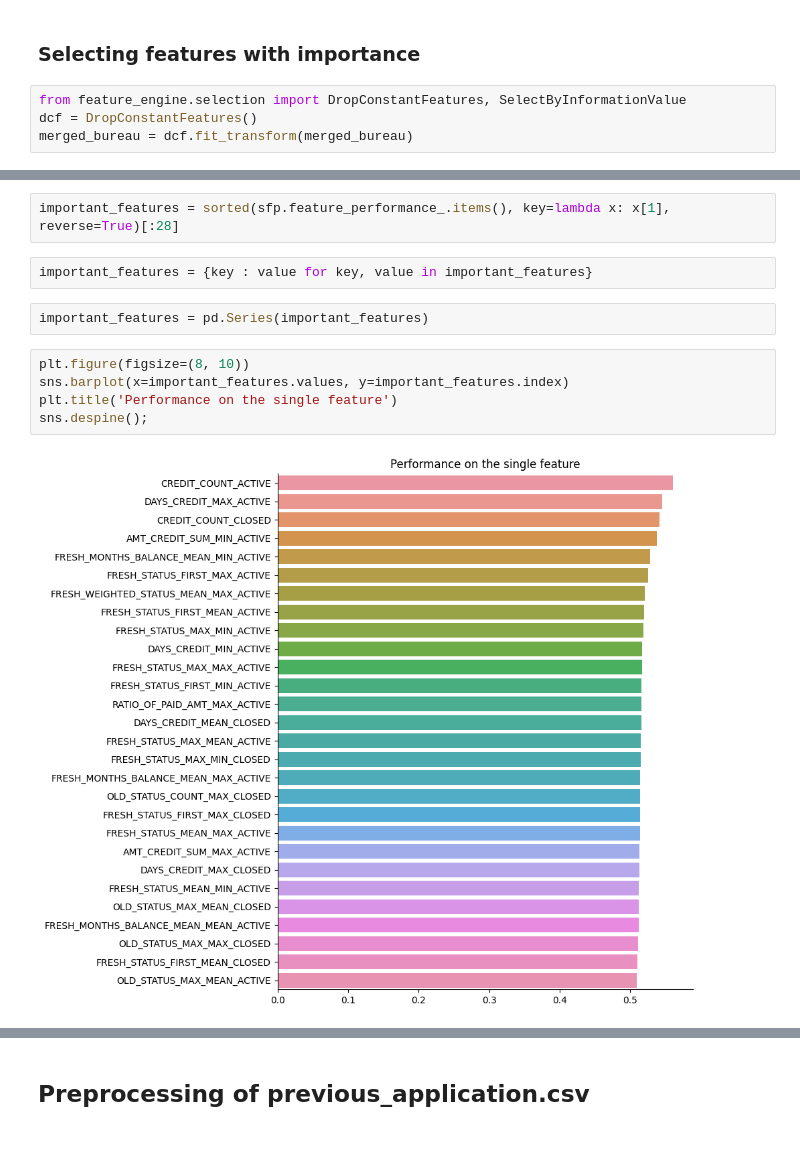
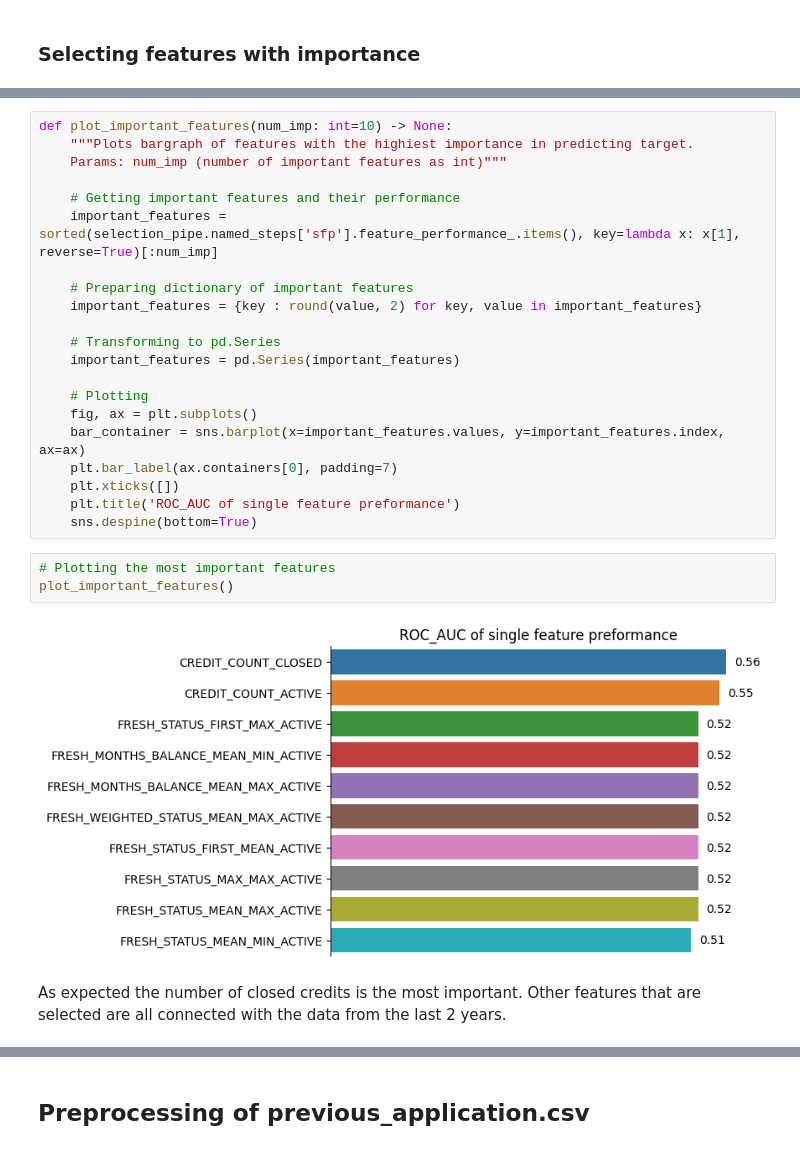
Before and after one commit to malgorzatakolka/HomeCreditDefaultRisk, a Jupyter notebook: Engineering.ipynb, the cells around one changed output, grey strips where cells are left out. Cells and saved outputs as stored; diff of their text form.

```diff
--- a/Engineering.ipynb
+++ b/Engineering.ipynb
@@ -345,6 +400,2 @@ merged_bureau = pd.read_csv("preprocessed_data/merged_bureau.csv", index_col='Un
 # %% [markdown]
 ### Selecting features with importance
-# %%
-from feature_engine.selection import DropConstantFeatures, SelectByInformationValue
-dcf = DropConstantFeatures()
-merged_bureau = dcf.fit_transform(merged_bureau)
@@ -375,14 +426,29 @@ SelectBySingleFeaturePerformance(cv=2,
-# %%
-important_features = sorted(sfp.feature_performance_.items(), key=lambda x: x[1], reverse=True)[:28]
-# %%
-important_features = {key : value for key, value in important_features}
-# %%
-important_features = pd.Series(important_features)
-# %%
-plt.figure(figsize=(8, 10))
-sns.barplot(x=important_features.values, y=important_features.index)
-plt.title('Performance on the single feature')
-sns.despine();
-# %% [output]
-[figure, removed]
+# %%
+def plot_important_features(num_imp: int=10) -> None:
+    """Plots bargraph of features with the highiest importance in predicting target.
+    Params: num_imp (number of important features as int)"""
+
+    # Getting important features and their performance
+    important_features = sorted(selection_pipe.named_steps['sfp'].feature_performance_.items(), key=lambda x: x[1], reverse=True)[:num_imp]
+
+    # Preparing dictionary of important features
+    important_features = {key : round(value, 2) for key, value in important_features}
+
+    # Transforming to pd.Series
+    important_features = pd.Series(important_features)
+
+    # Plotting
+    fig, ax = plt.subplots()
+    bar_container = sns.barplot(x=important_features.values, y=important_features.index, ax=ax)
+    plt.bar_label(ax.containers[0], padding=7)
+    plt.xticks([])
+    plt.title('ROC_AUC of single feature preformance')
+    sns.despine(bottom=True)
+# %%
+# Plotting the most important features
+plot_important_features()
+# %% [output]
+[figure, added]
+# %% [markdown]
+As expected the number of closed credits is the most important. Other features that are selected are all connected with the data from the last 2 years.
 # %%
```
Also changed, not shown: parts of 67 cells of this notebook.
